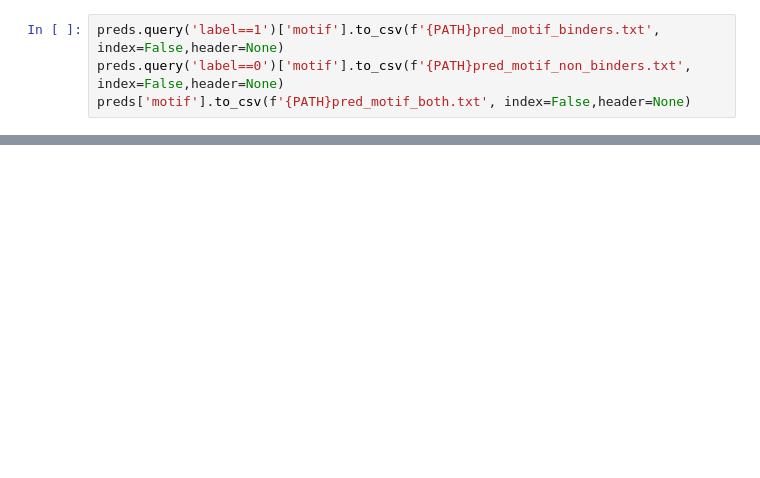
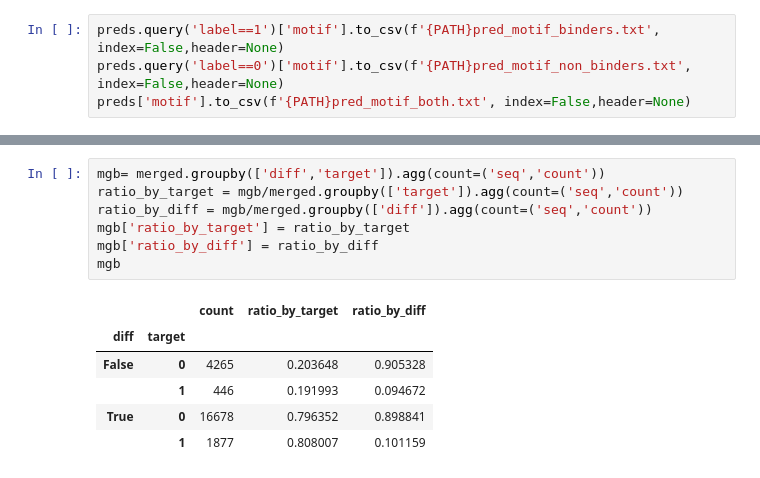
Before and after one commit to richieYT-wan/PyNNalign, a Jupyter notebook: notebooks/230525_fix_motif_len.ipynb, the cells around one changed output, grey strips where cells are left out. Drawn from its saved outputs; the diff is of its cells as text; blank space fills up the shorter version.

```diff
--- a/notebooks/230525_fix_motif_len.ipynb
+++ b/notebooks/230525_fix_motif_len.ipynb
@@ -374,0 +492,14 @@ preds['motif'].to_csv(f'{PATH}pred_motif_both.txt', index=False,header=None)
+# %%
+mgb= merged.groupby(['diff','target']).agg(count=('seq','count'))
+ratio_by_target = mgb/merged.groupby(['target']).agg(count=('seq','count'))
+ratio_by_diff = mgb/merged.groupby(['diff']).agg(count=('seq','count'))
+mgb['ratio_by_target'] = ratio_by_target
+mgb['ratio_by_diff'] = ratio_by_diff
+mgb
+# %% [output]
+|  |  | count | ratio_by_target | ratio_by_diff |
+| diff | target |  |  |  |
+| False | 0 | 4265 | 0.203648 | 0.905328 |
+|  | 1 | 446 | 0.191993 | 0.094672 |
+| True | 0 | 16678 | 0.796352 | 0.898841 |
+|  | 1 | 1877 | 0.808007 | 0.101159 |
```
Also changed, not shown: parts of 16 cells of this notebook, 21 other files.
